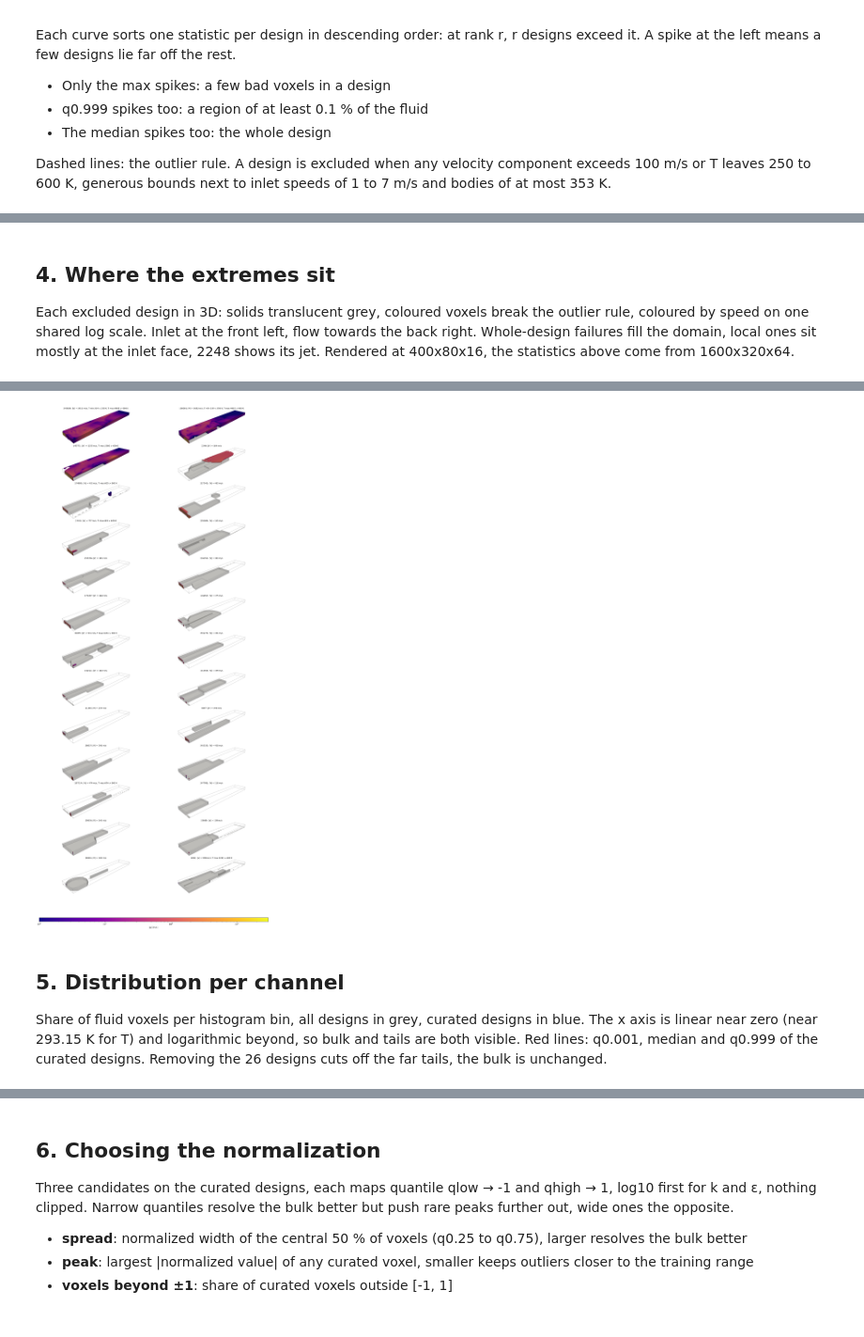
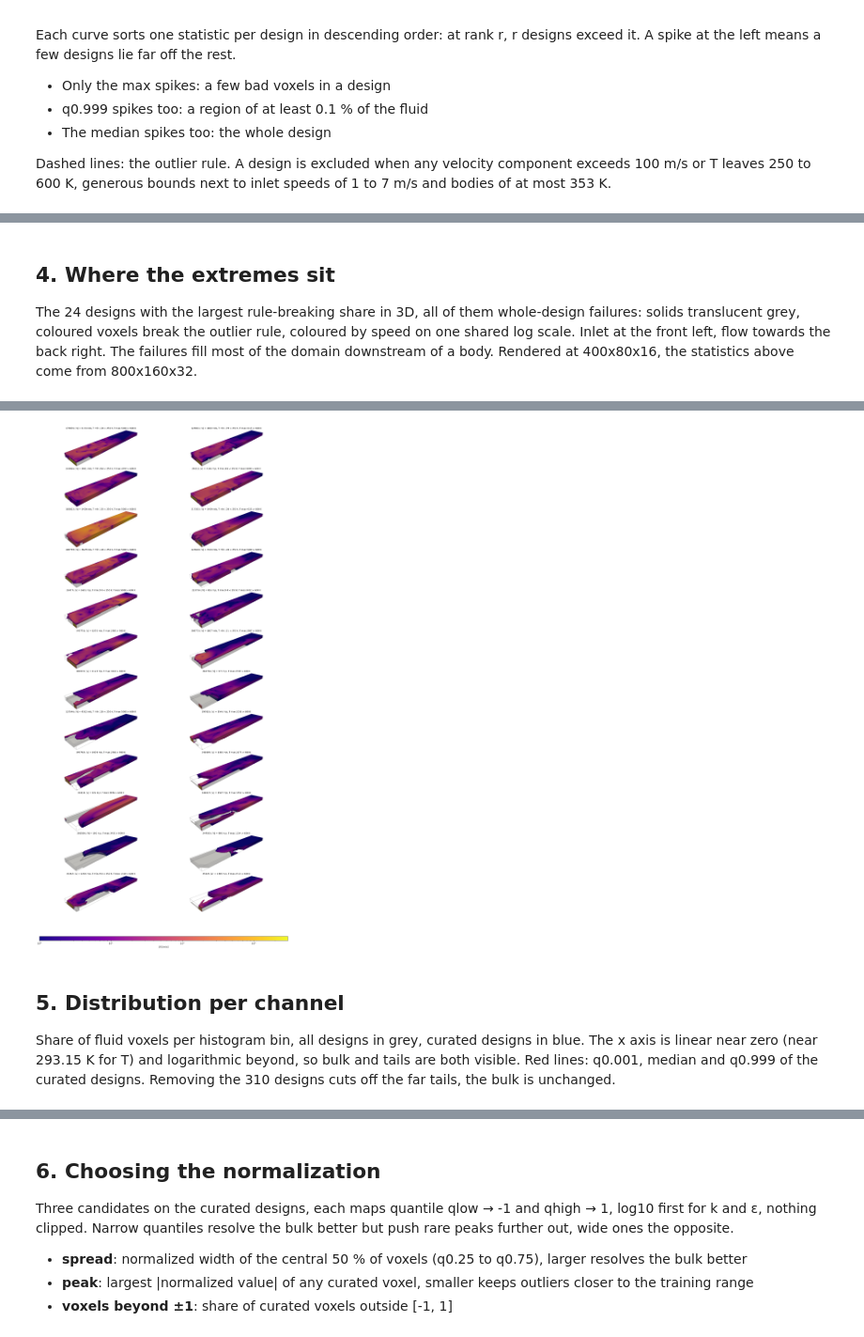
Before and after one commit to patrickab/cool-frog, a Jupyter notebook: notebooks/02_cooldata_value_distribution.ipynb, the cells around one changed output, grey strips where cells are left out. Shown at 94% size. Saved outputs shown, nothing was run; the diff lists cells and outputs as text; code cells hidden in the pictures.

```diff
--- a/notebooks/02_cooldata_value_distribution.ipynb
+++ b/notebooks/02_cooldata_value_distribution.ipynb
@@ -32,7 +32,7 @@ from coolfrog.lib.datatypes import CHANNELS, Channel, NormalizationStats
 from coolfrog.lib.experiment import PATH_EXPERIMENTS, markdown_table
 from coolfrog.lib.plot import SOLID_COLOR
 
-PATH_RESULTS = PATH_EXPERIMENTS / "02_cooldata-value-distribution_partial" / "results"
+PATH_RESULTS = PATH_EXPERIMENTS / "02_cooldata-value-distribution" / "results"
 design_stats = pl.read_parquet(PATH_RESULTS / "design_stats.parquet")
 histograms = np.load(PATH_RESULTS / "histograms.npz")
 excluded = pl.read_csv(PATH_RESULTS / "excluded_designs.csv")
@@ -175,15 +193,17 @@ display(Markdown(markdown_table(outliers, significant_digits=4)))
 # %% [markdown]
 ## 4. Where the extremes sit
 
-Each excluded design in 3D: solids translucent grey, coloured voxels break the outlier rule, coloured by speed on one
-shared log scale. Inlet at the front left, flow towards the back right. Whole-design failures fill the domain, local
-ones sit mostly at the inlet face, 2248 shows its jet. Rendered at 400x80x16, the statistics above come from
-1600x320x64.
+The 24 designs with the largest rule-breaking share in 3D, all of them whole-design failures: solids translucent grey,
+coloured voxels break the outlier rule, coloured by speed on one shared log scale. Inlet at the front left, flow towards
+the back right. The failures fill most of the domain downstream of a body. Rendered at 400x80x16, the statistics above
+come from 800x160x32.
 # %%
-GRID = Grid(latent_scale=1)  # 33M voxels per design at the sweep grid are too heavy to render
+GRID = Grid(latent_scale=1)  # 4M voxels per design at the sweep grid are too heavy to render
 SPEED_LIMITS = (1.0, 3000.0)  # m/s, shared colour scale of all renders
+N_RENDERED = 24  # largest rule-breaking shares first
+rendered = outliers.head(N_RENDERED)
 metadata = CoolMetadata.load(HOST_CONFIG.n_splits, HOST_CONFIG.idx_split).designs
-dataset = CoolData(CoolMetadata(metadata.filter(pl.col("design_id").is_in(outliers["design_id"].to_list()))), DataConfig(grid=GRID))
+dataset = CoolData(CoolMetadata(metadata.filter(pl.col("design_id").is_in(rendered["design_id"].to_list()))), DataConfig(grid=GRID))
 fields_of = {int(flowfield.design_id): (flowfield.fields.numpy(), flowfield.mask.numpy()) for flowfield in map(dataset.__getitem__, range(len(dataset)))}
 
 
@@ -218,10 +238,10 @@ def short_reason(reason: str) -> str:
 
 
 with pv.vtk_verbosity("off"):  # VTK warns about the missing X display, renders off-screen anyway
-    renders = {design: render_rule_breaking_voxels(design) for design in outliers["design_id"]}
-rows = (outliers.height + 1) // 2
+    renders = {design: render_rule_breaking_voxels(design) for design in rendered["design_id"]}
+rows = (rendered.height + 1) // 2
 figure, axes = plt.subplots(rows, 2, figsize=(15, 2.6 * rows), layout="constrained")
-for axis, (design, reason) in zip(axes.flat, outliers.select("design_id", "reason").iter_rows(), strict=False):
+for axis, (design, reason) in zip(axes.flat, rendered.select("design_id", "reason").iter_rows(), strict=False):
     axis.imshow(renders[design])
     axis.set_title(f"{design}: {short_reason(reason)}", fontsize=9)
 for axis in axes.flat:
@@ -234,10 +256,10 @@ plt.show()
-[figure, old version]
+[figure, new version]
 # %% [markdown]
 ## 5. Distribution per channel
 
 Share of fluid voxels per histogram bin, all designs in grey, curated designs in blue. The x axis is linear near zero
 (near 293.15 K for T) and logarithmic beyond, so bulk and tails are both visible. Red lines: q0.001, median and q0.999
-of the curated designs. Removing the 26 designs cuts off the far tails, the bulk is unchanged.
+of the curated designs. Removing the 310 designs cuts off the far tails, the bulk is unchanged.
 # %%
 def physical_ticks(channel_index: int, low: float, high: float) -> tuple[np.ndarray, list[str]]:
     """Bin-space positions and labels of offset ± powers of 10 inside [low, high] bin space."""
```
Also changed, not shown: parts of 13 cells of this notebook, 8 other files.
